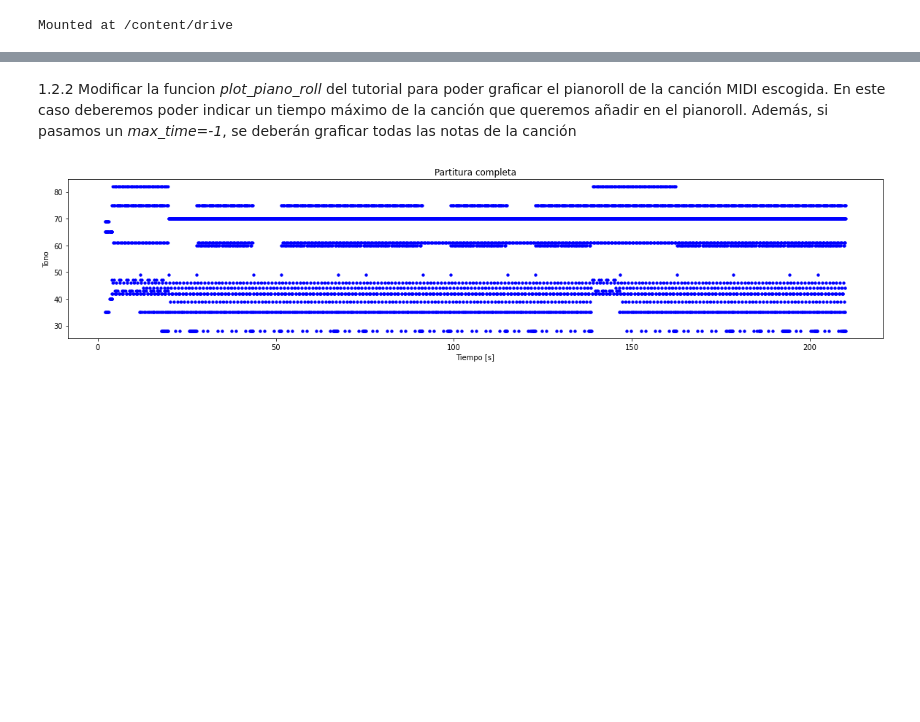
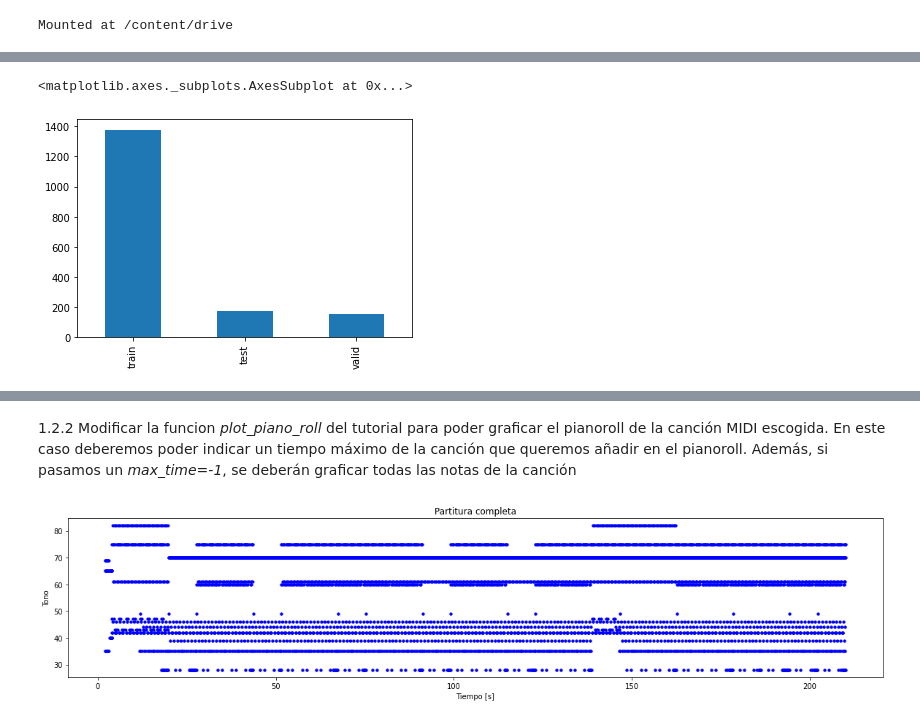
Before and after one commit to mtablado/uoc2022_deeplearning_pra, a Jupyter notebook: 2021-2_M2.875_PRA_mtabladol.ipynb, the cells around one changed output, grey strips where cells are left out. Drawn from its saved outputs; the diff is of its cells as text; code cells hidden in the pictures; blank space fills up the shorter version.

```diff
--- a/2021-2_M2.875_PRA_mtabladol.ipynb
+++ b/2021-2_M2.875_PRA_mtabladol.ipynb
@@ -170,0 +133,5 @@ raw_notes.head()
+# %%
+df['model'].value_counts().plot.bar()
+# %% [output]
+<matplotlib.axes._subplots.AxesSubplot at 0x...>
+[figure, added]
```
Also changed, not shown: parts of 18 cells of this notebook.
